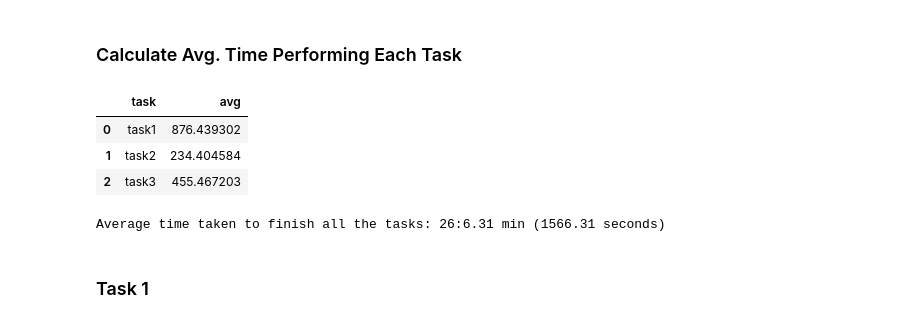
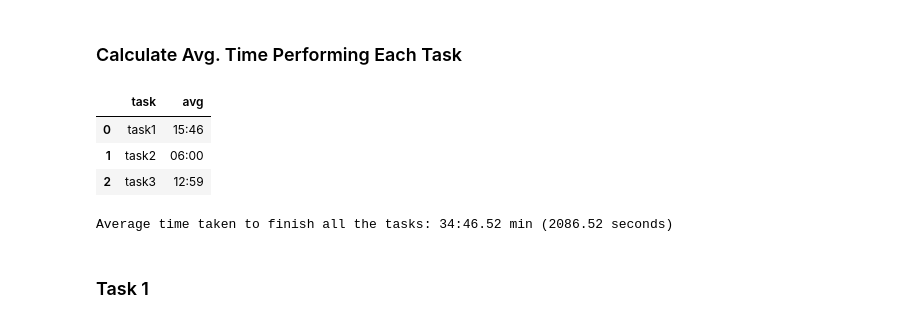
Before and after one commit to wchr-aun/resource-based-checklist-generation, a Jupyter notebook: eval-analysis/evaluation_analysis.ipynb, the cells around one changed output. Drawn from its saved outputs; the diff is of its cells as text; code cells hidden in the pictures.

```diff
--- a/eval-analysis/evaluation_analysis.ipynb
+++ b/eval-analysis/evaluation_analysis.ipynb
@@ -16,8 +20,8 @@ df = sqlio.read_sql_query(sql, conn)
 conn.close()
 # %%
 df['time'] = df['time'].astype(int)
-filtered_out = [] if TEST else ['EaDiYc', 'amwWOh']
-filtered_df = df[~(df['id'].isin(filtered_out))].groupby('id').filter(lambda group: len(group) == 4)
+filtered_in = ['6G4M4n', 'uu22lG', '5gcUdG', 'rMjmUj', 'NA59pU', 'Cm4Nxv', 'hHifeb', 'ejfDmp', '6N1rxX', 'OaR42K', 'So0sLr', 'rizKmQ', 'eH9MMC', '9kh95F']
+filtered_df = df[(df['id'].isin(filtered_in))].groupby('id').filter(lambda group: len(group) == 4)
 # %%
 list_tasks = [
               list(filtered_df.groupby('task').get_group('task1')['result']),
@@ -29,19 +33,21 @@ list_tasks = [
 # %%
 nano_to_sec_convertion = 1e9
 completed_evaluation = pd.DataFrame(filtered_df[['id', 'task']])
-completed_evaluation['avg'] = filtered_df.sort_values(['id', 'time']).groupby('id')['time'].diff(1) / nano_to_sec_convertion
-completed_evaluation.groupby('task')['avg'].mean().dropna().reset_index()
+completed_evaluation['avg'] =  filtered_df.sort_values(['id', 'time']).groupby('id')['time'].diff(1) / nano_to_sec_convertion
+time_taken = completed_evaluation.groupby('task')['avg'].mean().dropna().reset_index()
+time_taken['avg'] = pd.to_datetime(time_taken['avg'], unit='s').dt.strftime("%M:%S")
+time_taken
 # %% [output]
 |  | task | avg |
-| 0 | task1 | 876.439302 |
-| 1 | task2 | 234.404584 |
-| 2 | task3 | 455.467203 |
+| 0 | task1 | 15:46 |
+| 1 | task2 | 06:00 |
+| 2 | task3 | 12:59 |
 # %%
 survey_time = filtered_df[(filtered_df['task'] == 'booking') | (filtered_df['task'] == 'task3')].sort_values(['id', 'time']).groupby('id')['time'].diff(1) / nano_to_sec_convertion
 avg_time_taken = survey_time.dropna().mean()
 print(f'Average time taken to finish all the tasks: {int(avg_time_taken // 60)}:{(avg_time_taken % 60).round(2)} min ({avg_time_taken.round(2)} seconds)')
 # %% [output]
-Average time taken to finish all the tasks: 26:6.31 min (1566.31 seconds)
+Average time taken to finish all the tasks: 34:46.52 min (2086.52 seconds)
 # %%
 def objs_exist(arr, fields, exist=1):
   return len([a for a in arr if all(str(a[k]).strip() == str(v) for k, v in fields.items())]) == exist
```
Also changed, not shown: parts of 15 cells of this notebook, 5 other files.
